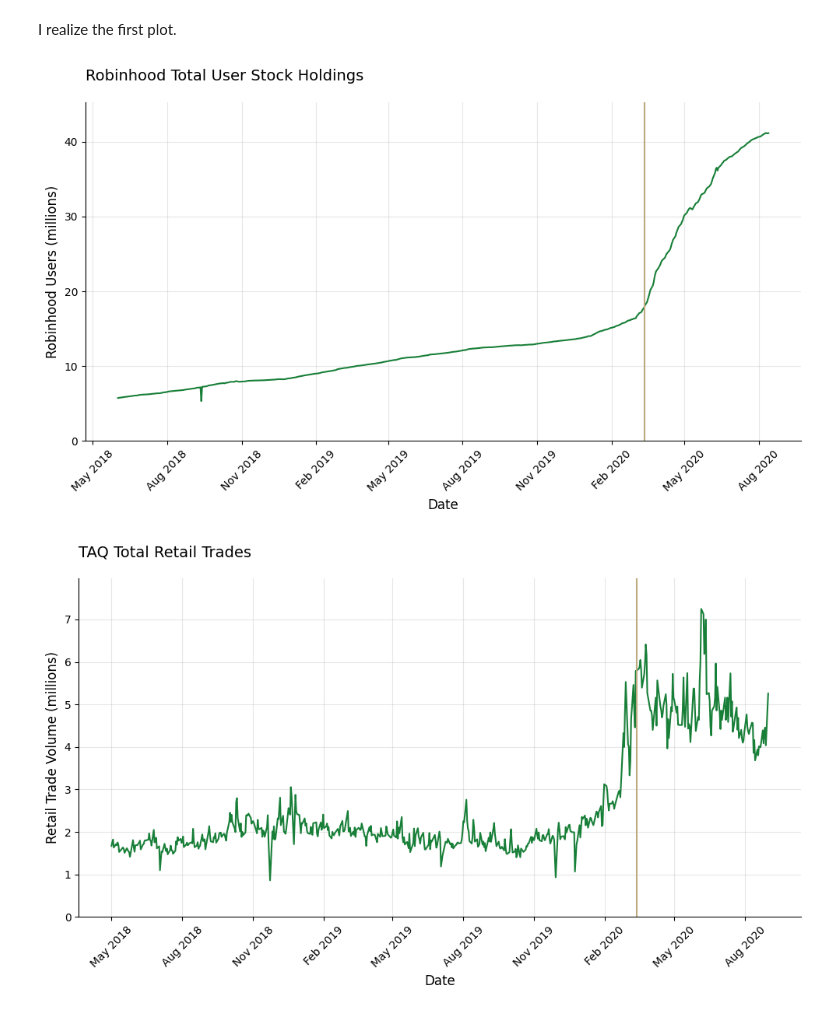
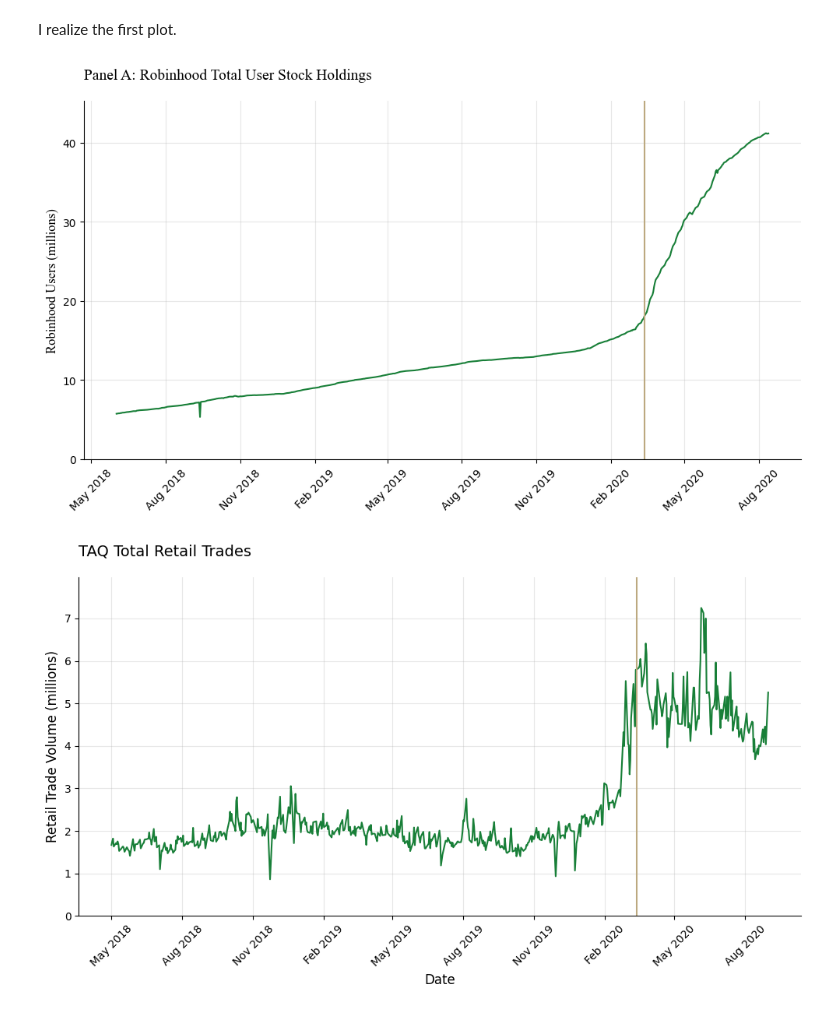
Before and after one commit to YVYX04/Bachelor_Thesis, a Jupyter notebook: notebooks/main/01_Fig1_BarberETal2022.ipynb, the cells around one changed output. Saved outputs shown, nothing was run; the diff lists cells and outputs as text; code cells hidden in the pictures.

Commit message:
building figures and summary stats for Data section

```diff
--- a/notebooks/main/01_Fig1_BarberETal2022.ipynb
+++ b/notebooks/main/01_Fig1_BarberETal2022.ipynb
@@ -54,37 +54,38 @@ df_plot = (
     .query("total_users_close != 0")
 )
 
 fig, ax = plt.subplots(figsize=(10, 6))
 ax.plot(
     df_plot["date"],
     df_plot["total_users_close"],
     linestyle='-',
     color=green
 )
 
 ax.axvline(
     x=pd.Timestamp("2020-03-13"),
     color=beige,
     linestyle='-'
 )
 
 ax.xaxis.set_major_locator(mdates.MonthLocator(interval=3))
 ax.xaxis.set_major_formatter(mdates.DateFormatter('%b %Y'))
 
-ax.set_title('Robinhood Total User Stock Holdings', fontsize=14, pad=20, loc='left')
-ax.set_xlabel('Date', fontsize=12)
+ax.set_title('Panel A: Robinhood Total User Stock Holdings', fontsize=14, pad=20, loc='left',
+             family="Times New Roman")
+# ax.set_xlabel('Date', fontsize=12, family="Times New Roman")
 ax.set_ylim(0, df_plot["total_users_close"].max() * 1.1)
-ax.set_ylabel('Robinhood Users (millions)', fontsize=12)
+ax.set_ylabel('Robinhood Users (millions)', fontsize=12, family="Times New Roman")
 ax.grid(alpha=0.3)
 ax.spines['top'].set_visible(False)
 ax.spines['right'].set_visible(False)
 
 plt.xticks(rotation=45)
 plt.tight_layout()
 plt.savefig("../../figures/total_RH_users_close.pdf", bbox_inches='tight')
 plt.show()
 # %% [output]
-[figure, old version]
+[figure, new version]
 # %%
 # same for total retail volume
 df_plot2 = (
```
Also changed, not shown: parts of 2 cells of this notebook, 5 other files.
